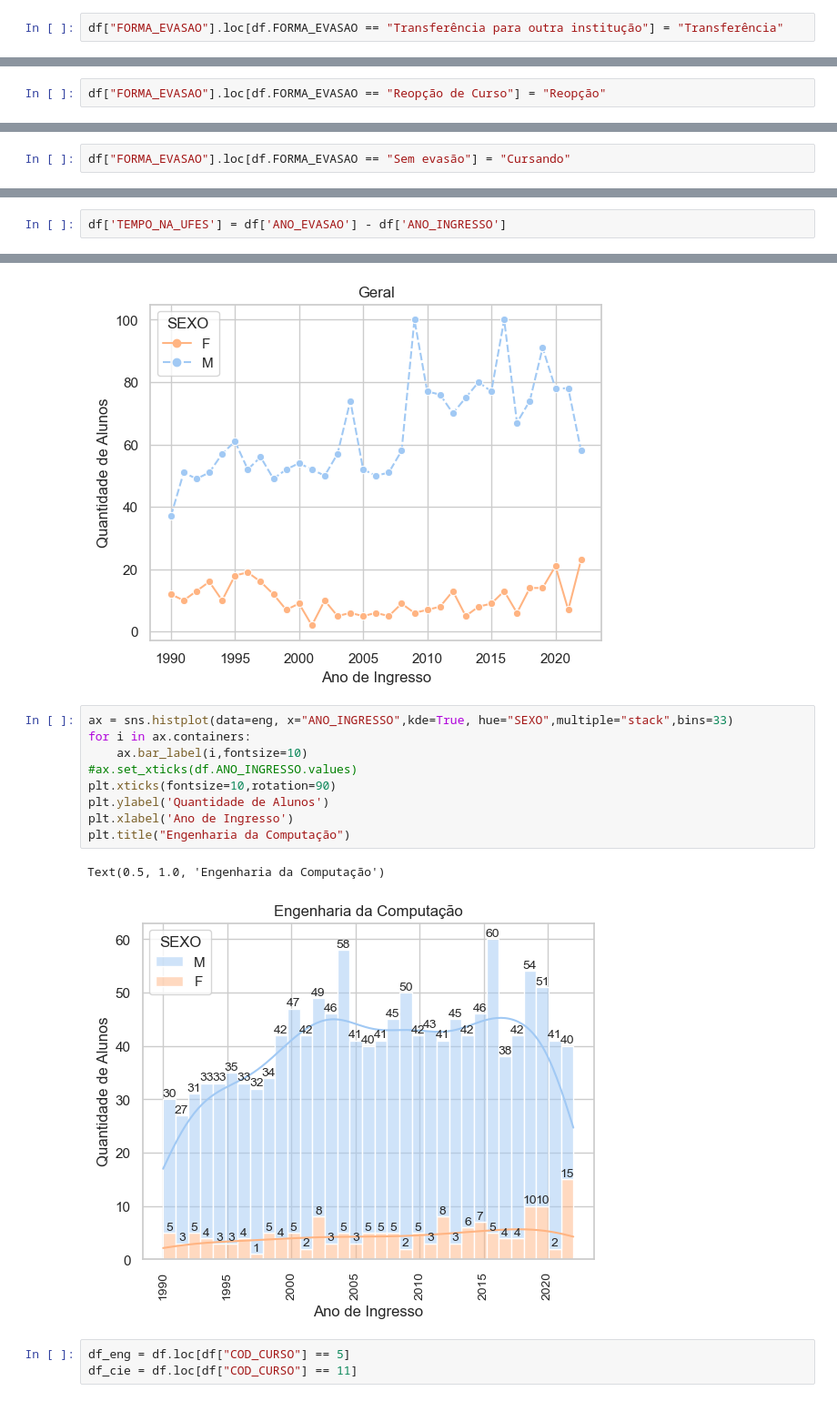
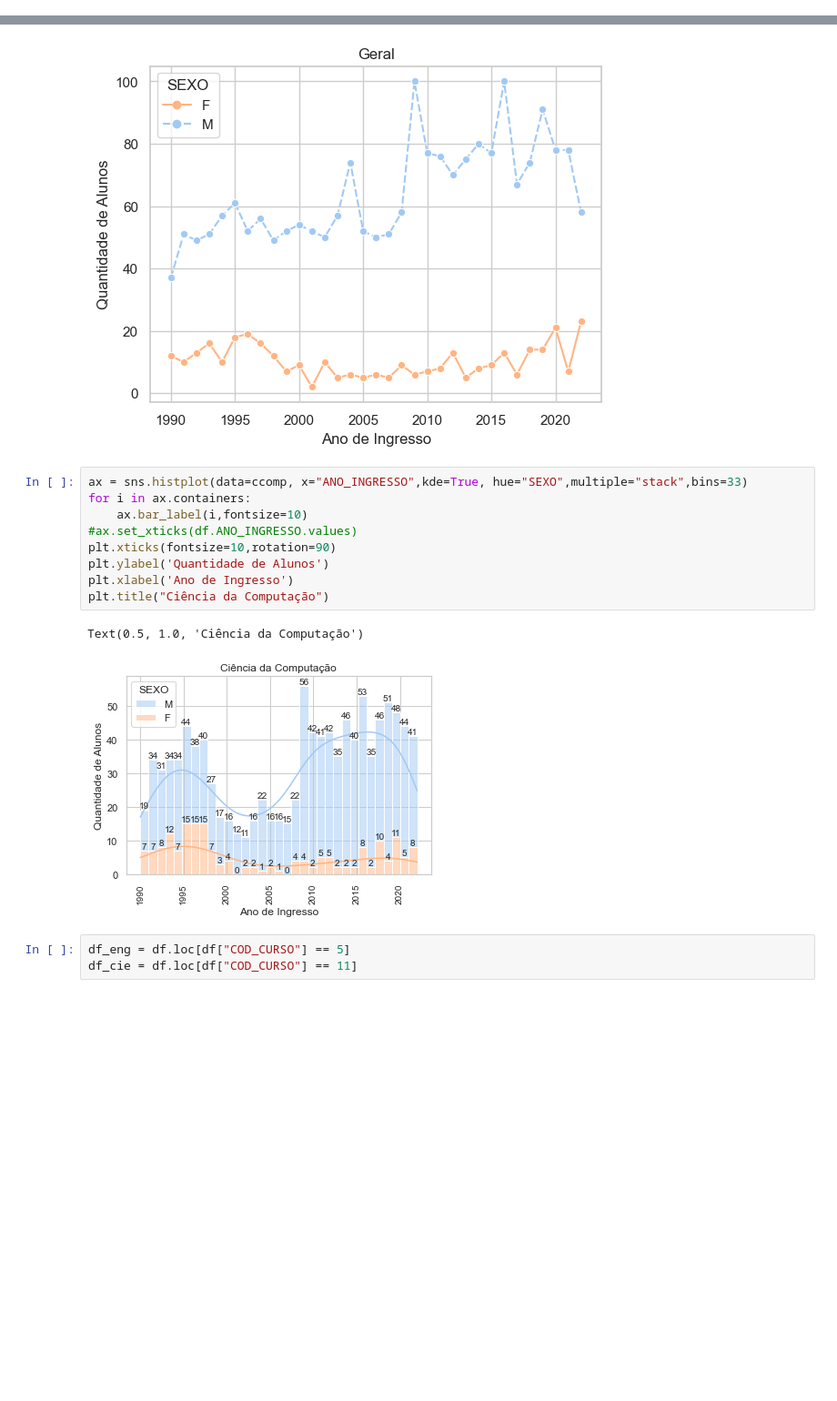
Before and after one commit to ceccoRebeca/mulherescomputacao, a Jupyter notebook: Proplan/EDA_DadosProplan.ipynb, the cells around one changed output, grey strips where cells are left out. Shown at 91% size. Saved outputs shown, nothing was run; the diff lists cells and outputs as text; blank space fills up the shorter version.

```diff
--- a/Proplan/EDA_DadosProplan.ipynb
+++ b/Proplan/EDA_DadosProplan.ipynb
@@ -28,5 +28,3 @@ dtypes: float64(2), int64(8), object(14)
 memory usage: 461.0+ KB
 # %%
 sns.set_theme(style="whitegrid", palette="pastel")
-# %%
-df["FORMA_EVASAO"].loc[df.FORMA_EVASAO == "Transferência para outra institução"] = "Transferência"
@@ -38,2 +30,0 @@ See the caveats in the documentation: https://pandas.pydata.org/pandas-docs/stab
-# %%
-df["FORMA_EVASAO"].loc[df.FORMA_EVASAO == "Reopção de Curso"] = "Reopção"
@@ -45,2 +30,0 @@ See the caveats in the documentation: https://pandas.pydata.org/pandas-docs/stab
-# %%
-df["FORMA_EVASAO"].loc[df.FORMA_EVASAO == "Sem evasão"] = "Cursando"
@@ -52,5 +31,3 @@ See the caveats in the documentation: https://pandas.pydata.org/pandas-docs/stab
-# %%
-df['TEMPO_NA_UFES'] = df['ANO_EVASAO'] - df['ANO_INGRESSO']
 # %%
 cotistas = df[df['COTISTA'] == 'S']
 masc = df[df['SEXO'] == 'M']
@@ -292,17 +269,17 @@ plt.title("Geral")
 Text(0.5, 1.0, 'Geral')
 [figure]
 # %%
-ax = sns.histplot(data=eng, x="ANO_INGRESSO",kde=True, hue="SEXO",multiple="stack",bins=33)
+ax = sns.histplot(data=ccomp, x="ANO_INGRESSO",kde=True, hue="SEXO",multiple="stack",bins=33)
 for i in ax.containers:
     ax.bar_label(i,fontsize=10)
 #ax.set_xticks(df.ANO_INGRESSO.values)
 plt.xticks(fontsize=10,rotation=90)
 plt.ylabel('Quantidade de Alunos')
 plt.xlabel('Ano de Ingresso')
-plt.title("Engenharia da Computação")
+plt.title("Ciência da Computação")
 # %% [output]
-Text(0.5, 1.0, 'Engenharia da Computação')
+Text(0.5, 1.0, 'Ciência da Computação')
-[figure, old version]
+[figure, new version]
 # %%
 df_eng = df.loc[df["COD_CURSO"] == 5]
 df_cie = df.loc[df["COD_CURSO"] == 11]
```
Also changed, not shown: parts of 4 cells of this notebook, 1 other file.
